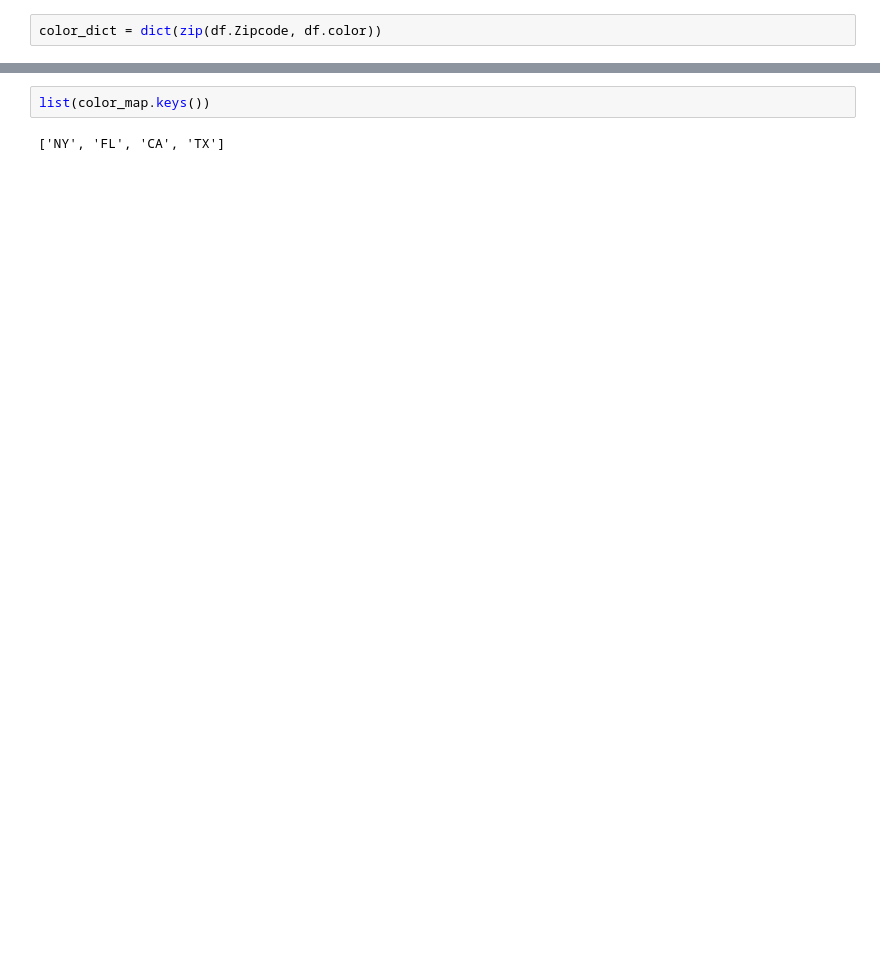
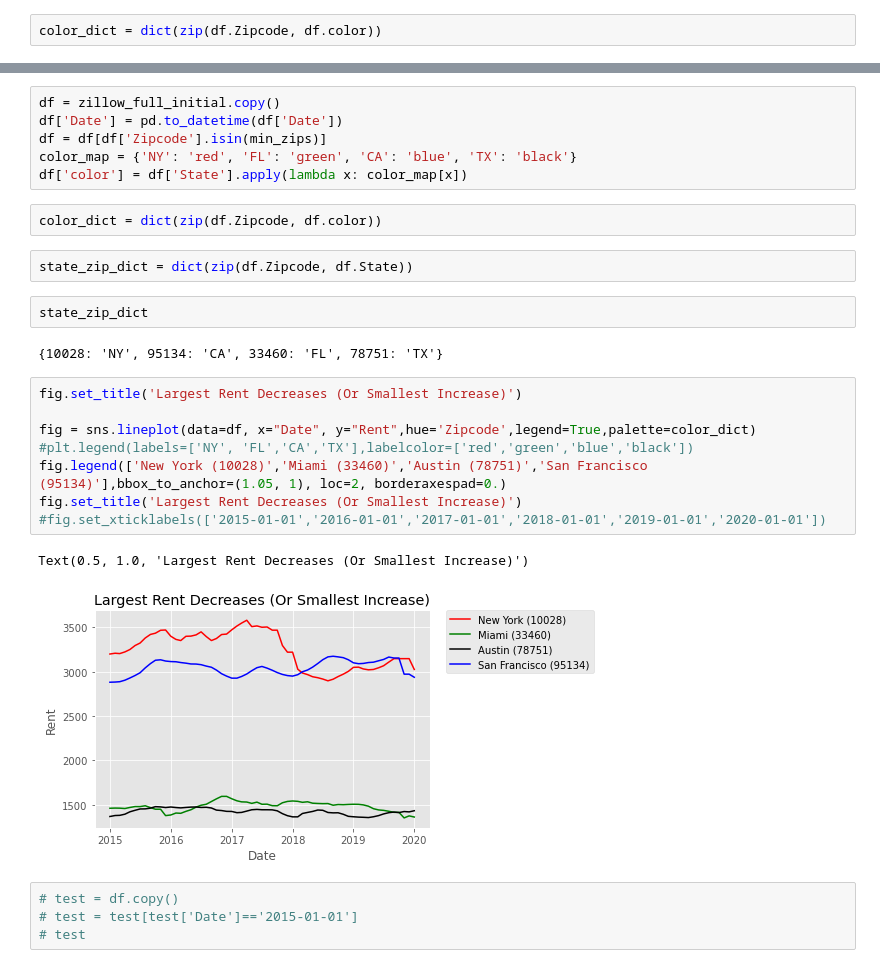
Before and after one commit to EugeniaDickson/zillow_rent_index, a Jupyter notebook: Ethan/Miami Research/Modeling_Data.ipynb, the cells around one changed output, grey strips where cells are left out. Drawn from its saved outputs; the diff is of its cells as text; blank space fills up the shorter version.

```diff
--- a/Ethan/Miami Research/Modeling_Data.ipynb
+++ b/Ethan/Miami Research/Modeling_Data.ipynb
@@ -221,4 +237,29 @@ fig.legend(list(color_map.keys()))
-# %%
-list(color_map.keys())
-# %% [output]
-['NY', 'FL', 'CA', 'TX']
+# %%
+df = zillow_full_initial.copy()
+df['Date'] = pd.to_datetime(df['Date'])
+df = df[df['Zipcode'].isin(min_zips)]
+color_map = {'NY': 'red', 'FL': 'green', 'CA': 'blue', 'TX': 'black'}
+df['color'] = df['State'].apply(lambda x: color_map[x])
+# %%
+color_dict = dict(zip(df.Zipcode, df.color))
+# %%
+state_zip_dict = dict(zip(df.Zipcode, df.State))
+# %%
+state_zip_dict
+# %% [output]
+{10028: 'NY', 95134: 'CA', 33460: 'FL', 78751: 'TX'}
+# %%
+fig.set_title('Largest Rent Decreases (Or Smallest Increase)')
+
+fig = sns.lineplot(data=df, x="Date", y="Rent",hue='Zipcode',legend=True,palette=color_dict)
+#plt.legend(labels=['NY', 'FL','CA','TX'],labelcolor=['red','green','blue','black'])
+fig.legend(['New York (10028)','Miami (33460)','Austin (78751)','San Francisco (95134)'],bbox_to_anchor=(1.05, 1), loc=2, borderaxespad=0.)
+fig.set_title('Largest Rent Decreases (Or Smallest Increase)')
+#fig.set_xticklabels(['2015-01-01','2016-01-01','2017-01-01','2018-01-01','2019-01-01','2020-01-01'])
+# %% [output]
+Text(0.5, 1.0, 'Largest Rent Decreases (Or Smallest Increase)')
+[figure, added]
+# %%
+# test = df.copy()
+# test = test[test['Date']=='2015-01-01']
+# test
```
Also changed, not shown: parts of 19 cells of this notebook, 1 other file.
